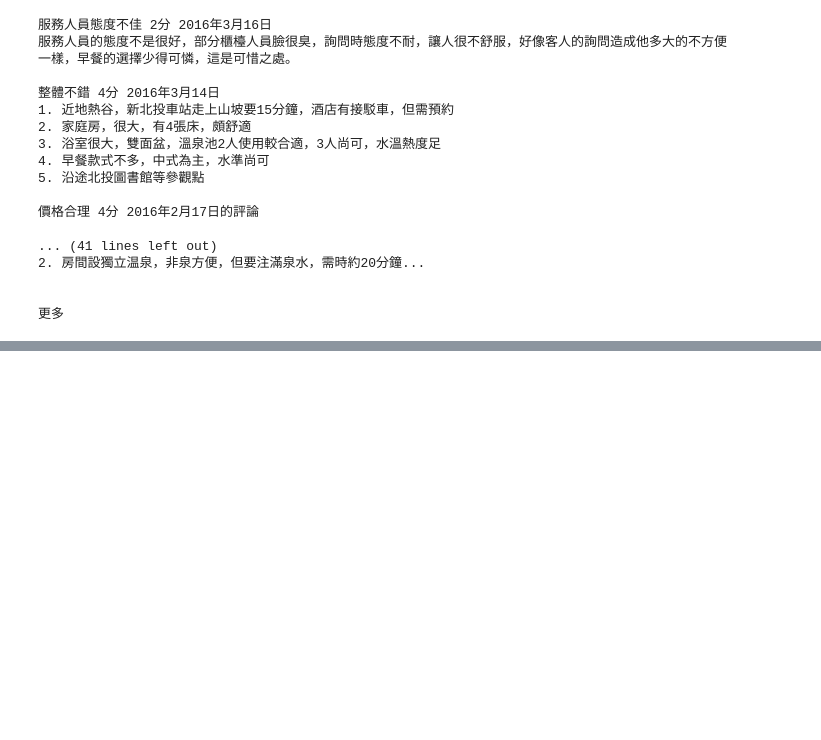
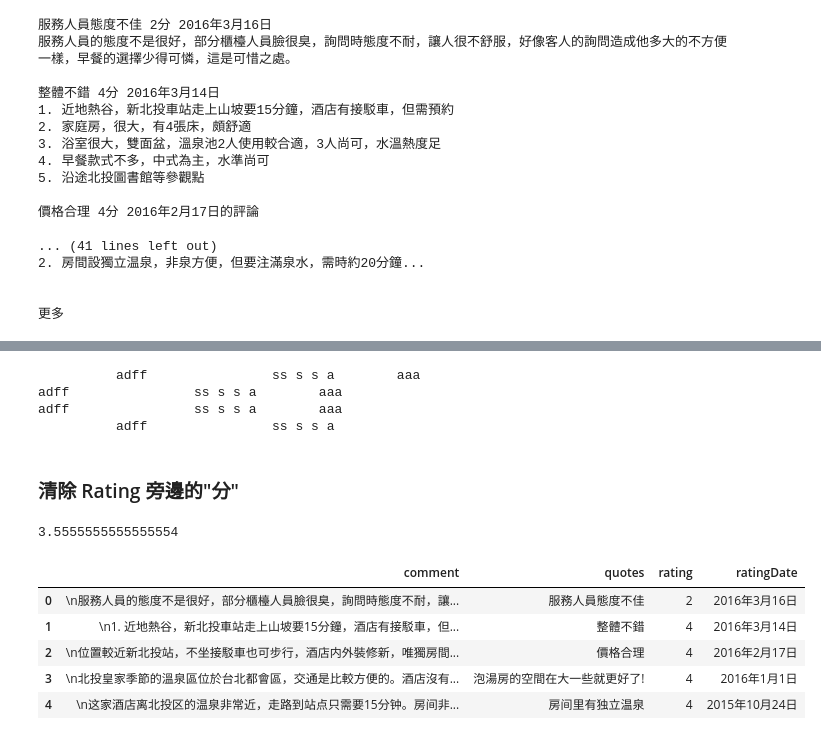
Before and after one commit to bcc2xp/pytravel, a Jupyter notebook: 20160410.ipynb, the cells around one changed output, grey strips where cells are left out. Saved outputs shown, nothing was run; the diff lists cells and outputs as text; code cells hidden in the pictures; blank space fills up the shorter version.

```diff
--- a/20160410.ipynb
+++ b/20160410.ipynb
@@ -296,0 +350,31 @@ for review in soup.select('.reviewSelector'):
+# %%
+s = '          adff                ss s s a        aaa     '
+print s
+print s.strip()
+print s.lstrip()
+print s.rstrip().rstrip('aaa')
+# %% [output]
+          adff                ss s s a        aaa
+adff                ss s s a        aaa
+adff                ss s s a        aaa
+          adff                ss s s a
+# %% [markdown]
+### 清除 Rating 旁邊的"分"
+# %%
+df['rating'] = df['rating'].map(lambda x: int(x.rstrip('分'.decode('utf-8'))))
+# %%
+df.describe()
+df['rating'].mean()
+# %% [output]
+3.5555555555555554
+# %%
+df['ratingDate'] = df['ratingDate'].map(lambda x: x.rstrip('\n').rstrip('的評論'.decode('utf-8')))
+# %%
+df.head()
+# %% [output]
+|  | comment | quotes | rating | ratingDate |
+| 0 | \n服務人員的態度不是很好，部分櫃檯人員臉很臭，詢問時態度不耐，讓... | 服務人員態度不佳 | 2 | 2016年3月16日 |
+| 1 | \n1. 近地熱谷，新北投車站走上山坡要15分鐘，酒店有接駁車，但... | 整體不錯 | 4 | 2016年3月14日 |
+| 2 | \n位置較近新北投站，不坐接駁車也可步行，酒店内外裝修新，唯獨房間... | 價格合理 | 4 | 2016年2月17日 |
+| 3 | \n北投皇家季節的溫泉區位於台北都會區，交通是比較方便的。酒店沒有... | 泡湯房的空間在大一些就更好了! | 4 | 2016年1月1日 |
+| 4 | \n这家酒店离北投区的温泉非常近，走路到站点只需要15分钟。房间非... | 房间里有独立温泉 | 4 | 2015年10月24日 |
```
Also changed, not shown: parts of 7 cells of this notebook.
